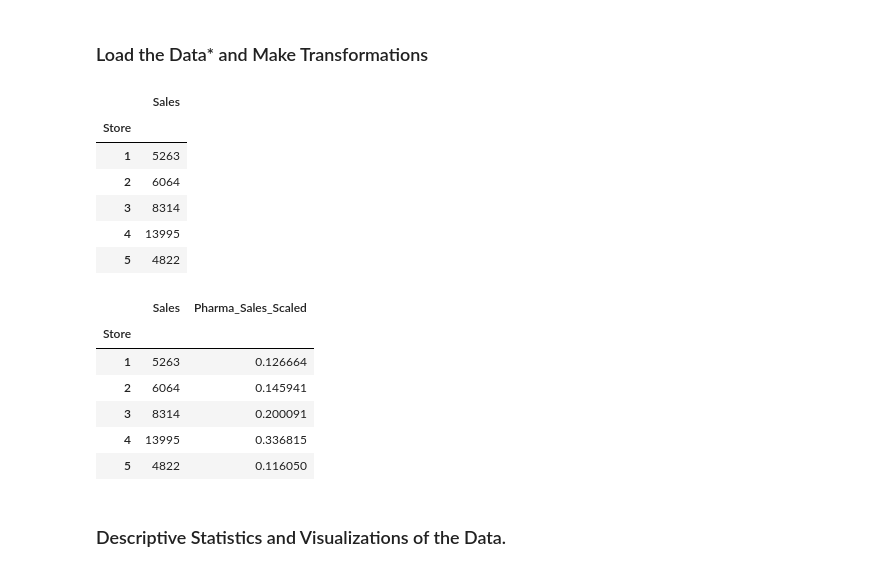
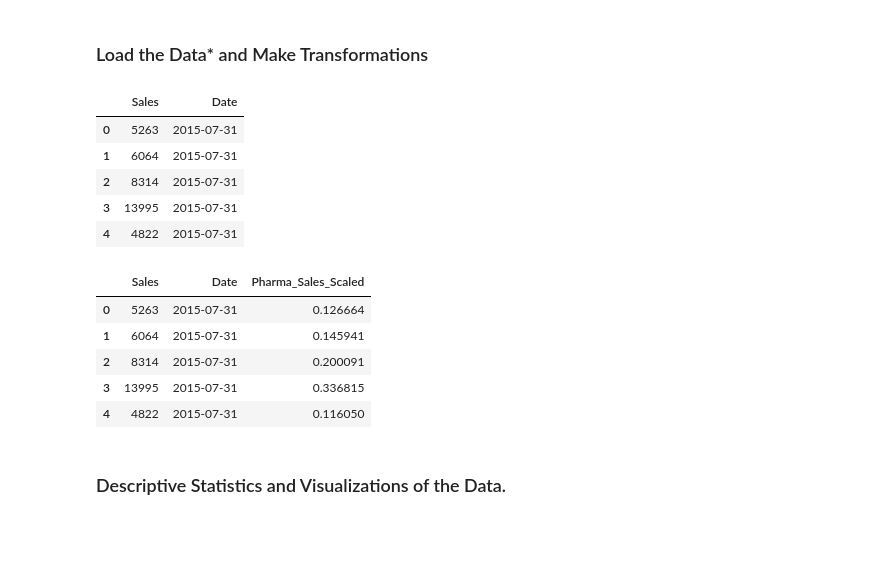
Before and after one commit to eyerus21/Rossmann-Store-Sales-Prediction, a Jupyter notebook: Notebooks/Deep Learning.ipynb, the cells around one changed output. Drawn from its saved outputs; the diff is of its cells as text; code cells hidden in the pictures; blank space fills up the shorter version.

```diff
--- a/Notebooks/Deep Learning.ipynb
+++ b/Notebooks/Deep Learning.ipynb
@@ -13,32 +13,30 @@ warnings.filterwarnings('ignore')
 # %% [markdown]
 ### Load the Data* and Make Transformations
 # %%
-Pharma_Sales= pd.read_csv("../data/train.csv", index_col=[0])
+Pharma_Sales= pd.read_csv("../data/train.csv")
 scaler = MinMaxScaler()
-df= pd.DataFrame(Pharma_Sales['Sales'])
-df.reset_index()
+df= pd.DataFrame(Pharma_Sales[['Sales','Date']])
+
 df.head()
 # %% [output]
-|  | Sales |
-| Store |  |
-| 1 | 5263 |
-| 2 | 6064 |
-| 3 | 8314 |
-| 4 | 13995 |
-| 5 | 4822 |
+|  | Sales | Date |
+| 0 | 5263 | 2015-07-31 |
+| 1 | 6064 | 2015-07-31 |
+| 2 | 8314 | 2015-07-31 |
+| 3 | 13995 | 2015-07-31 |
+| 4 | 4822 | 2015-07-31 |
 # %%
 scaler.fit(df.Sales.values.reshape([-1, 1]))
 Pharma_Sales_Scaled= scaler.transform(df.Sales.values.reshape([-1, 1]))
 df['Pharma_Sales_Scaled'] = Pharma_Sales_Scaled
 df.head()
 # %% [output]
-|  | Sales | Pharma_Sales_Scaled |
-| Store |  |  |
-| 1 | 5263 | 0.126664 |
-| 2 | 6064 | 0.145941 |
-| 3 | 8314 | 0.200091 |
-| 4 | 13995 | 0.336815 |
-| 5 | 4822 | 0.116050 |
+|  | Sales | Date | Pharma_Sales_Scaled |
+| 0 | 5263 | 2015-07-31 | 0.126664 |
+| 1 | 6064 | 2015-07-31 | 0.145941 |
+| 2 | 8314 | 2015-07-31 | 0.200091 |
+| 3 | 13995 | 2015-07-31 | 0.336815 |
+| 4 | 4822 | 2015-07-31 | 0.116050 |
 # %% [markdown]
 ### Descriptive Statistics and Visualizations of the Data.
 # %%
```
Also changed, not shown: parts of 15 cells of this notebook.
